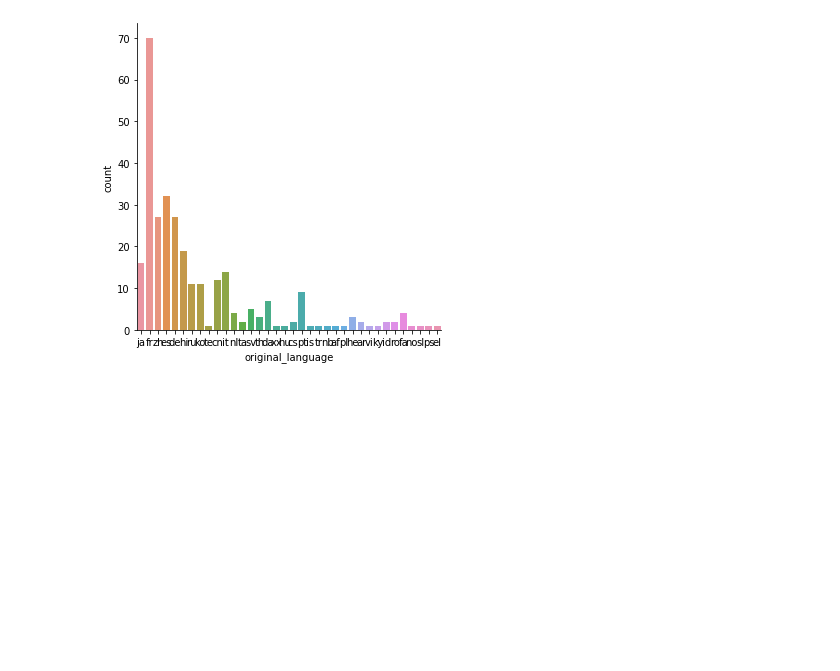
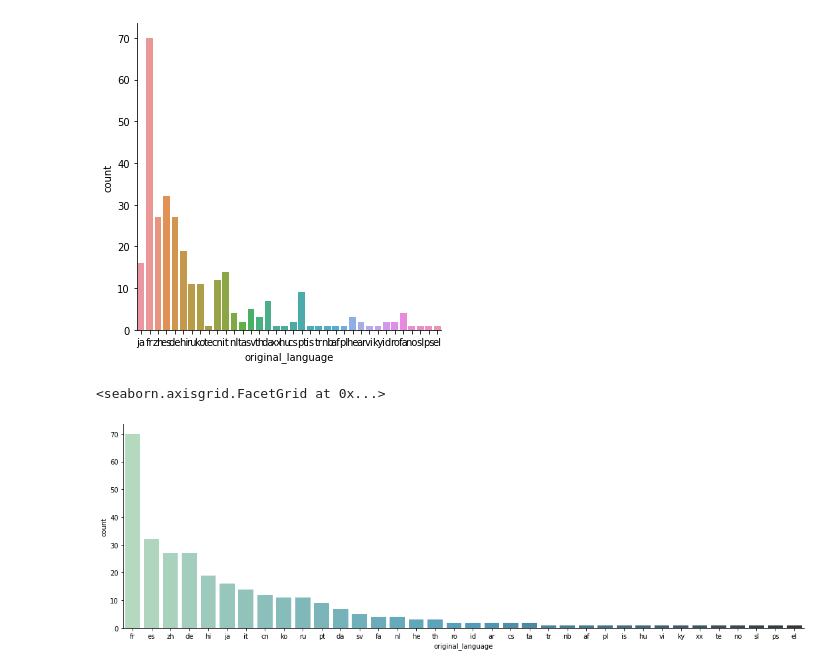
Before and after one commit to AndradeJV/analise-notas-filmes, a Jupyter notebook: src/data-visualization-tmdb.ipynb, the cells around one changed output. Saved outputs shown, nothing was run; the diff lists cells and outputs as text; code cells hidden in the pictures; blank space fills up the shorter version.

Commit message:
Refinando gráfico para visualização

```diff
--- a/src/data-visualization-tmdb.ipynb
+++ b/src/data-visualization-tmdb.ipynb
@@ -110,3 +110,12 @@ sns.catplot(x = "original_language", kind="count", data = filmes_diferentes_ingl
 # %% [output]
 <seaborn.axisgrid.FacetGrid at 0x...>
 [figure]
+# %%
+filmes_diferentes_ingles = tmdb.query("original_language != 'en'") # Pegando dados diferente de inglês
+total_por_lingua_diferente_ingles = tmdb.query("original_language != 'en'")["original_language"].value_counts()
+
+
+sns.catplot(x = "original_language", kind="count", aspect = 3, order = total_por_lingua_diferente_ingles.index, palette = "GnBu_d", data = filmes_diferentes_ingles) # Configurando tamanho do gráfico
+# %% [output]
+<seaborn.axisgrid.FacetGrid at 0x...>
+[figure, added]
```
